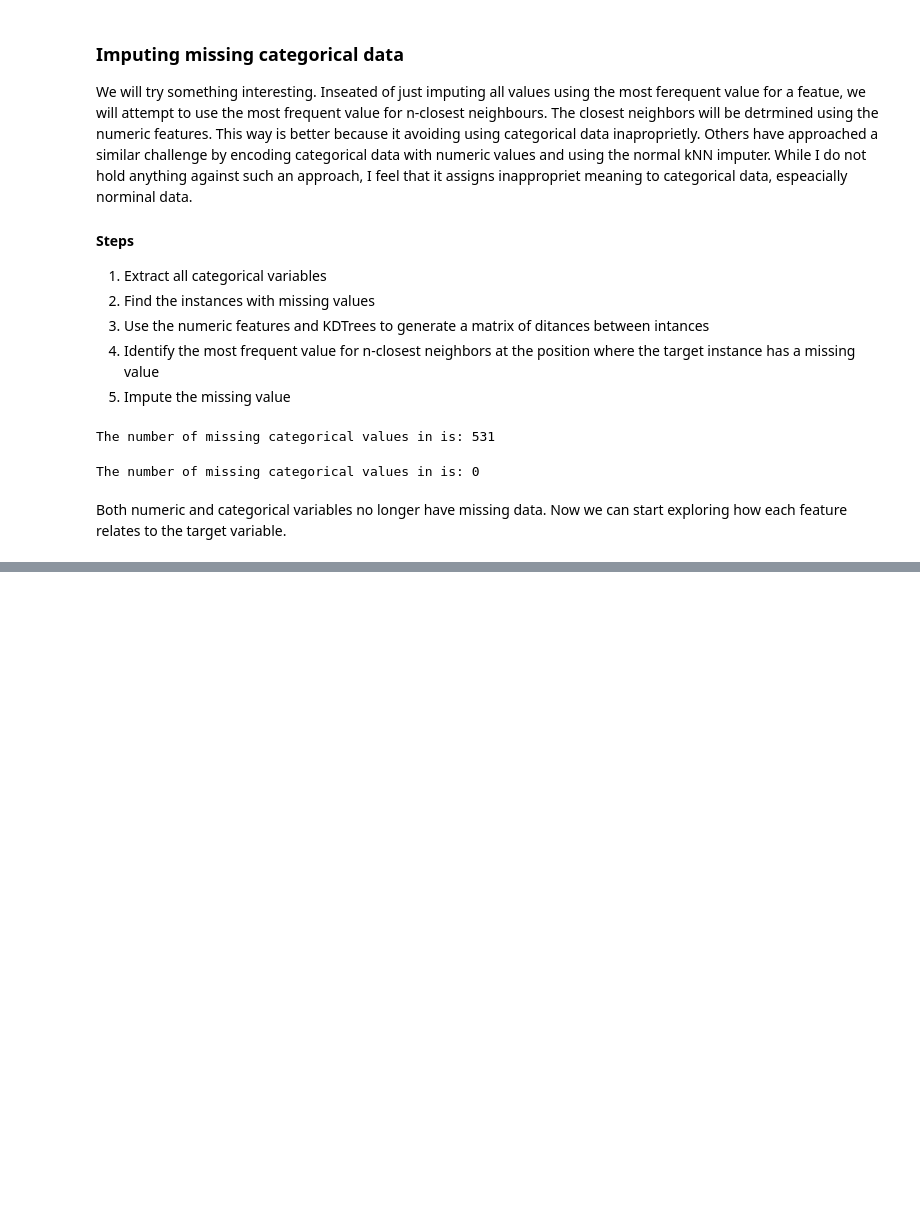
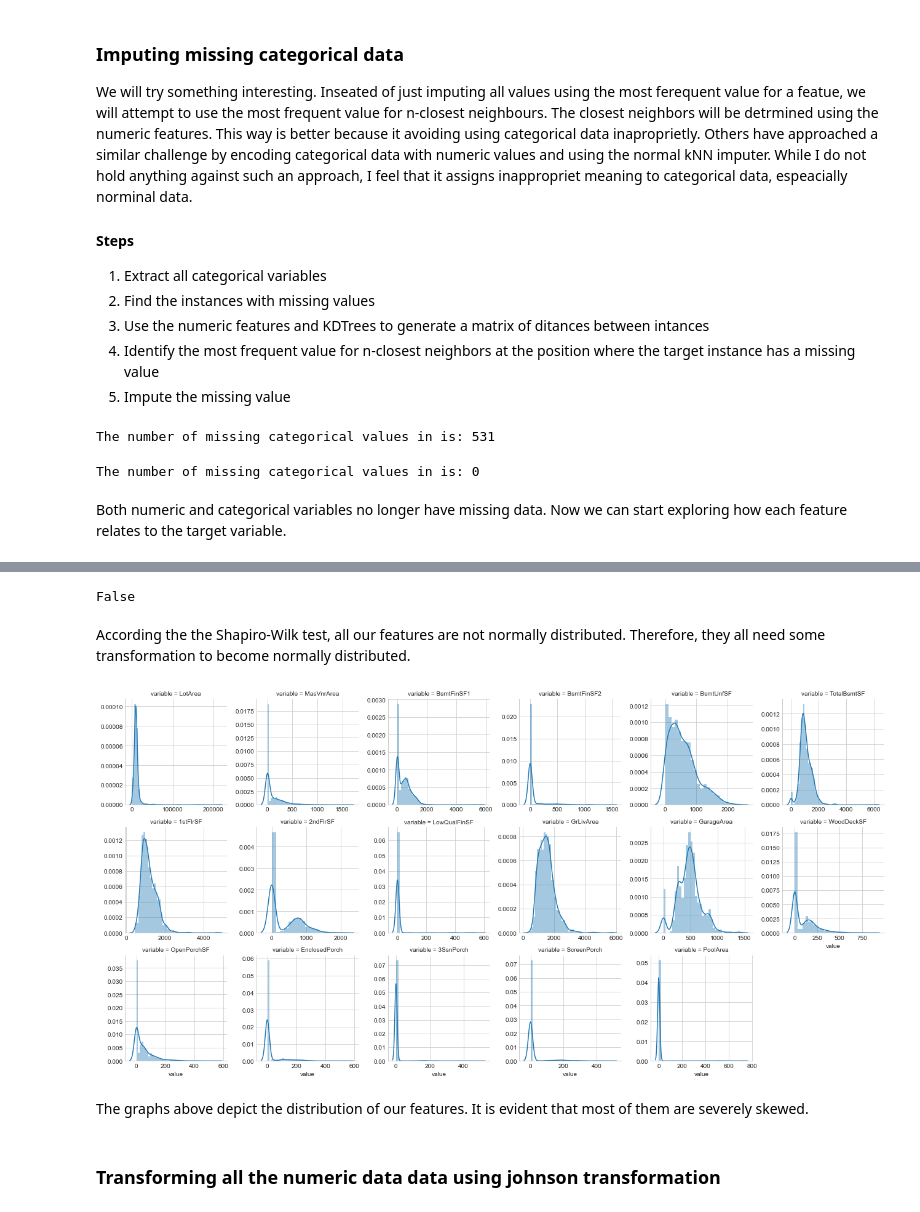
Before and after one commit to Murotiwamambo/House-Price-Predicitions, a Jupyter notebook: Exploratory Data Analysis.ipynb, the cells around one changed output, grey strips where cells are left out. Saved outputs shown, nothing was run; the diff lists cells and outputs as text; code cells hidden in the pictures; blank space fills up the shorter version.

```diff
--- a/Exploratory Data Analysis.ipynb
+++ b/Exploratory Data Analysis.ipynb
@@ -253,0 +250,5 @@ After the transformation, numeric data will be presented as a numpy matrix. We k
+# %%
+# turning the numeric data back into a data frame from a numpy array
+
+numeric_df = pd.DataFrame(numeric_df, columns = numeric_df_columns)
+numeric_df.head()
@@ -338,0 +403,22 @@ Both numeric and categorical variables no longer have missing data. Now we can s
+# %%
+# testing for normality using the Shapiro-Wilk test
+
+test_normality = lambda x: stats.shapiro(x)[1] < 0.01
+normal = numeric_df.apply(test_normality)
+print(not normal.any())
+# %% [output]
+False
+# %% [markdown]
+According the the Shapiro-Wilk test, all our features are not normally distributed. Therefore, they all need some transformation to become normally distributed.
+# %%
+# visualizing the distribution of the rest of the numeric data
+
+fig = pd.melt(numeric_df, value_vars=[x for x in numeric_df_columns[:len(numeric_df_columns)-2]]) # excluding Sale Price
+axes = sns.FacetGrid(fig, col="variable",  col_wrap=6, sharex=False, sharey=False)
+axes = axes.map(sns.distplot, "value")
+# %% [output]
+[figure, added]
+# %% [markdown]
+ The graphs above depict the distribution of our features. It is evident that most of them are severely skewed.
+# %% [markdown]
+### Transforming all the numeric data data using johnson transformation
```
Also changed, not shown: parts of 20 cells of this notebook.
